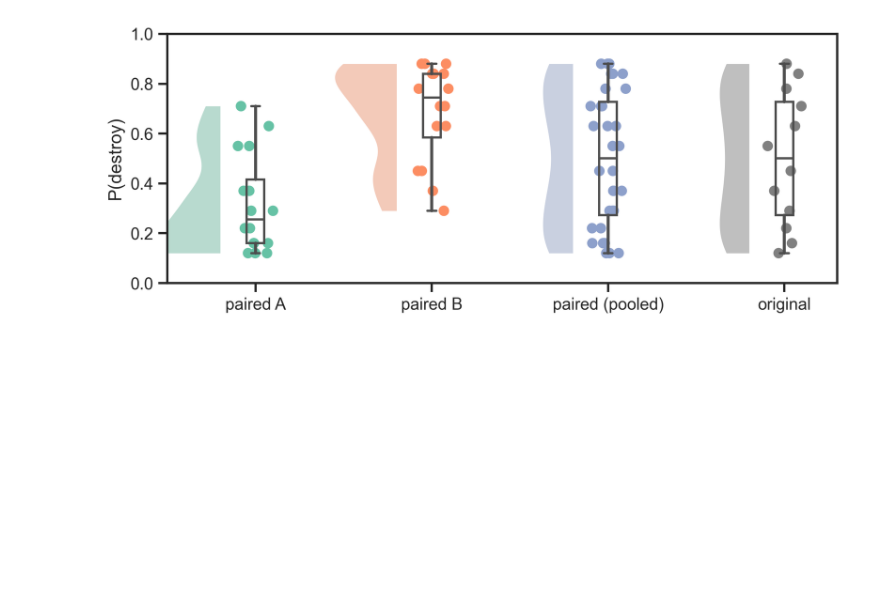
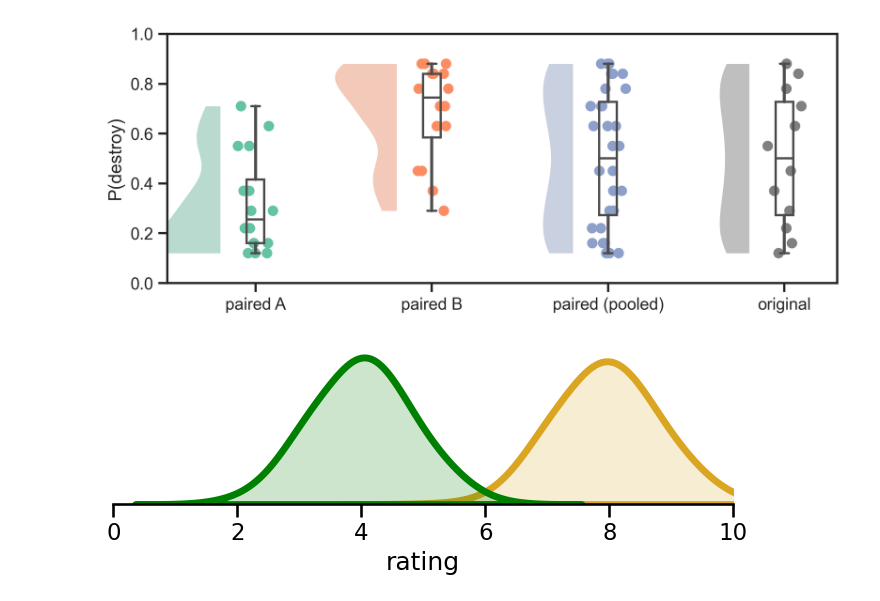
Before and after one commit to bsgarcia/spaceprl-analysis, a Jupyter notebook: notebooks/0.0-methods.ipynb, the cells around one changed output. Cells and saved outputs as stored; diff of their text form; code cells hidden in the pictures; blank space fills up the shorter version.

```diff
--- a/notebooks/0.0-methods.ipynb
+++ b/notebooks/0.0-methods.ipynb
@@ -155,3 +194,34 @@ plt.xticks([0, 1, 2, 3], ['paired A', 'paired B', 'paired (pooled)', 'original']
   Text(2, 0, 'paired (pooled)'),
   Text(3, 0, 'original')])
 [figure]
+# %%
+import numpy as np
+import seaborn as sns
+import matplotlib.pyplot as plt
+
+# Generate data from a Gaussian distribution
+mean = 8
+std = .8
+data = np.random.normal(mean, std, 1000)
+
+# increase x-axis width
+plt.rcParams['font.size'] = 14  # or use 'axes.labelsize', 'xtick.labelsize', etc.
+plt.rcParams['figure.figsize'] = (8, 2)  # width, height in inches
+
+# Create KDE plot
+sns.set_context('talk')
+sns.kdeplot(data, fill=True, alpha=0.2, linewidth=5, color='goldenrod', bw_adjust=2)
+
+mean = 4
+std = .8
+data = np.random.normal(mean, std, 1000)
+sns.kdeplot(data, fill=True, alpha=0.2, linewidth=5, color='green', bw_adjust=2)
+
+plt.xlabel('rating')
+sns.despine(left=True, bottom=False)
+plt.yticks([])
+plt.xlim(0,10)
+plt.ylabel('')
+plt.show()
+# %% [output]
+[figure, added]
```
Also changed, not shown: parts of 2 cells of this notebook, 7 other files.
